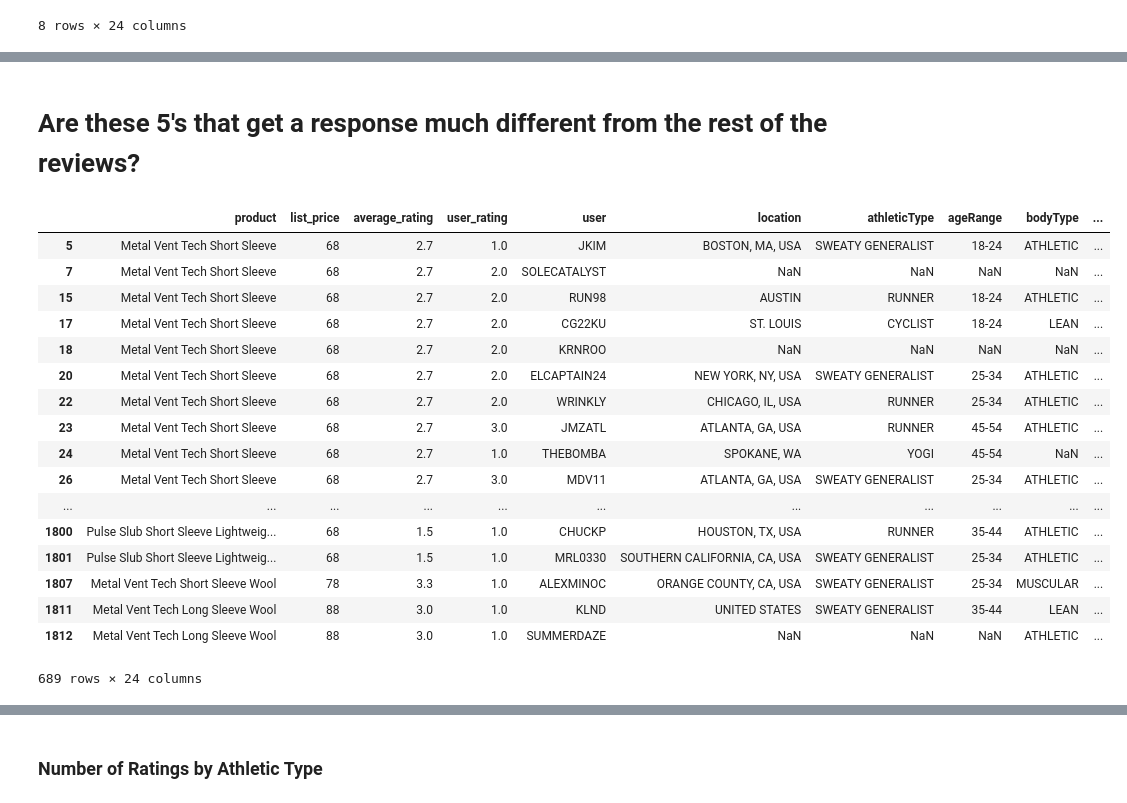
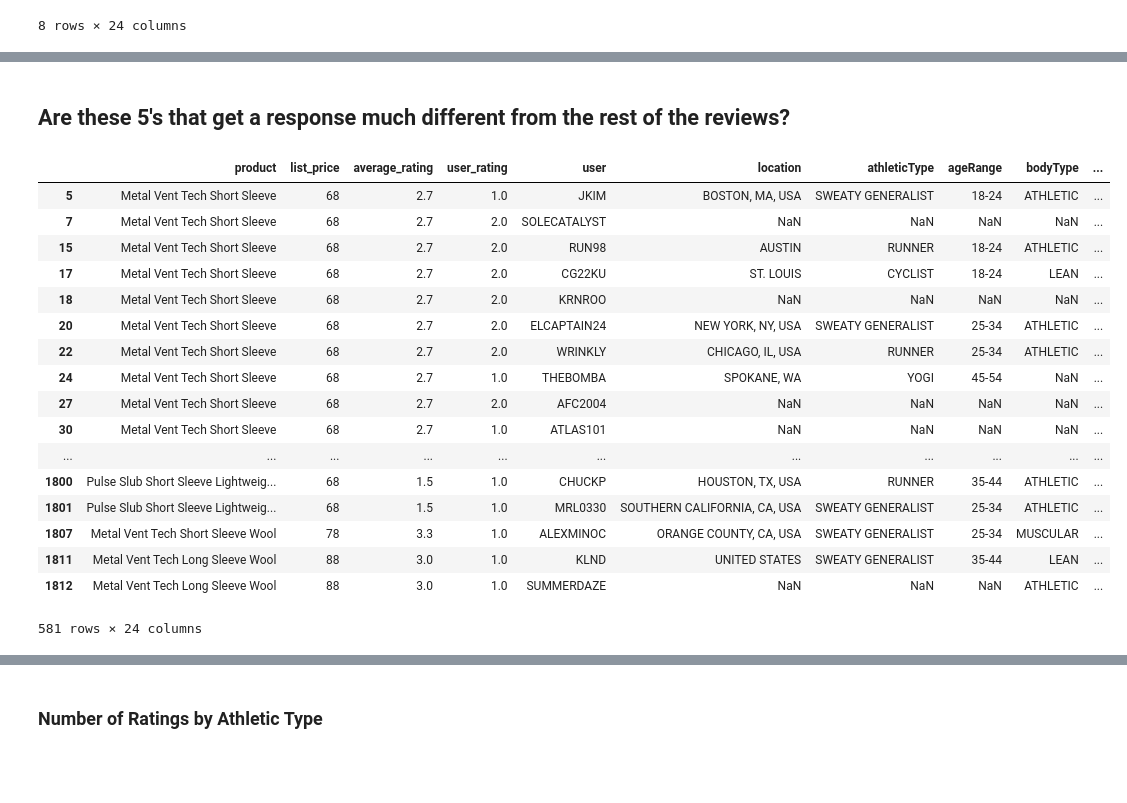
Before and after one commit to aromeeo/web-scraping-lululemon, a Jupyter notebook: lululemon_final.ipynb, the cells around one changed output, grey strips where cells are left out. Saved outputs shown, nothing was run; the diff lists cells and outputs as text; code cells hidden in the pictures; blank space fills up the shorter version.

```diff
--- a/lululemon_final.ipynb
+++ b/lululemon_final.ipynb
@@ -97,24 +136,24 @@ fives[~fives['response'].isnull()]
 # %% [markdown]
-# Are these 5's that get a response much different from the rest of the reviews?
+## Are these 5's that get a response much different from the rest of the reviews?
 # %%
-ones_twos_threes = df[(df.user_rating == 1.0) | (df.user_rating == 2.0) | (df.user_rating == 3.0)]
-ones_twos_threes[~ones_twos_threes['response'].isnull()]
+ones_twos = df[(df.user_rating == 1.0) | (df.user_rating == 2.0)]
+ones_twos[~ones_twos_threes['response'].isnull()]
 # %% [output]
 |  | product | list_price | average_rating | user_rating | user | location | athleticType | ageRange | bodyType | ... |
 | 5 | Metal Vent Tech Short Sleeve | 68 | 2.7 | 1.0 | JKIM | BOSTON, MA, USA | SWEATY GENERALIST | 18-24 | ATHLETIC | ... |
 | 7 | Metal Vent Tech Short Sleeve | 68 | 2.7 | 2.0 | SOLECATALYST | NaN | NaN | NaN | NaN | ... |
 | 15 | Metal Vent Tech Short Sleeve | 68 | 2.7 | 2.0 | RUN98 | AUSTIN | RUNNER | 18-24 | ATHLETIC | ... |
 | 17 | Metal Vent Tech Short Sleeve | 68 | 2.7 | 2.0 | CG22KU | ST. LOUIS | CYCLIST | 18-24 | LEAN | ... |
 | 18 | Metal Vent Tech Short Sleeve | 68 | 2.7 | 2.0 | KRNROO | NaN | NaN | NaN | NaN | ... |
 | 20 | Metal Vent Tech Short Sleeve | 68 | 2.7 | 2.0 | ELCAPTAIN24 | NEW YORK, NY, USA | SWEATY GENERALIST | 25-34 | ATHLETIC | ... |
 | 22 | Metal Vent Tech Short Sleeve | 68 | 2.7 | 2.0 | WRINKLY | CHICAGO, IL, USA | RUNNER | 25-34 | ATHLETIC | ... |
-| 23 | Metal Vent Tech Short Sleeve | 68 | 2.7 | 3.0 | JMZATL | ATLANTA, GA, USA | RUNNER | 45-54 | ATHLETIC | ... |
 | 24 | Metal Vent Tech Short Sleeve | 68 | 2.7 | 1.0 | THEBOMBA | SPOKANE, WA | YOGI | 45-54 | NaN | ... |
-| 26 | Metal Vent Tech Short Sleeve | 68 | 2.7 | 3.0 | MDV11 | ATLANTA, GA, USA | SWEATY GENERALIST | 25-34 | ATHLETIC | ... |
+| 27 | Metal Vent Tech Short Sleeve | 68 | 2.7 | 2.0 | AFC2004 | NaN | NaN | NaN | NaN | ... |
+| 30 | Metal Vent Tech Short Sleeve | 68 | 2.7 | 1.0 | ATLAS101 | NaN | NaN | NaN | NaN | ... |
 | ... | ... | ... | ... | ... | ... | ... | ... | ... | ... | ... |
 | 1800 | Pulse Slub Short Sleeve Lightweig... | 68 | 1.5 | 1.0 | CHUCKP | HOUSTON, TX, USA | RUNNER | 35-44 | ATHLETIC | ... |
 | 1801 | Pulse Slub Short Sleeve Lightweig... | 68 | 1.5 | 1.0 | MRL0330 | SOUTHERN CALIFORNIA, CA, USA | SWEATY GENERALIST | 25-34 | ATHLETIC | ... |
 | 1807 | Metal Vent Tech Short Sleeve Wool | 78 | 3.3 | 1.0 | ALEXMINOC | ORANGE COUNTY, CA, USA | SWEATY GENERALIST | 25-34 | MUSCULAR | ... |
 | 1811 | Metal Vent Tech Long Sleeve Wool | 88 | 3.0 | 1.0 | KLND | UNITED STATES | SWEATY GENERALIST | 35-44 | LEAN | ... |
 | 1812 | Metal Vent Tech Long Sleeve Wool | 88 | 3.0 | 1.0 | SUMMERDAZE | NaN | NaN | NaN | ATHLETIC | ... |
-689 rows × 24 columns
+581 rows × 24 columns
```
Also changed, not shown: parts of 28 cells of this notebook.
